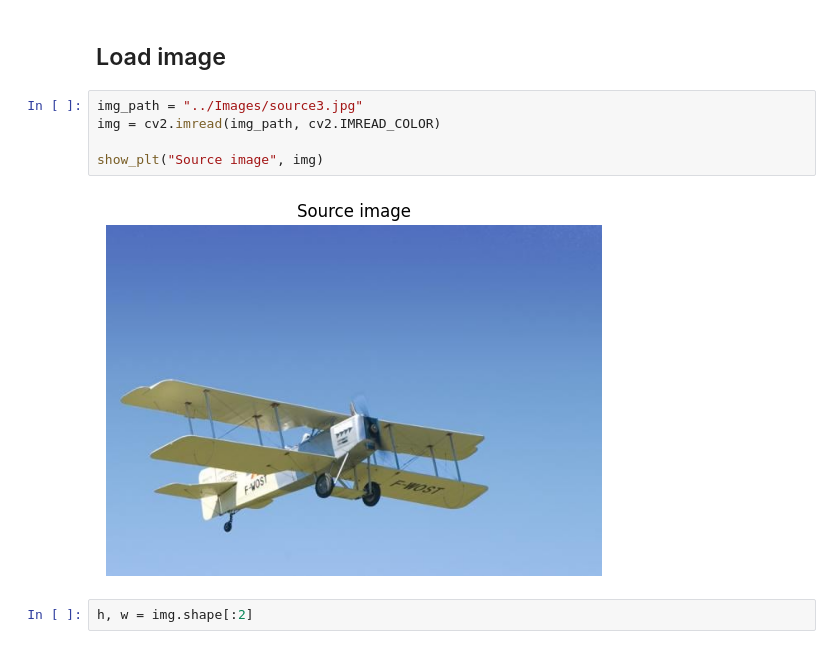
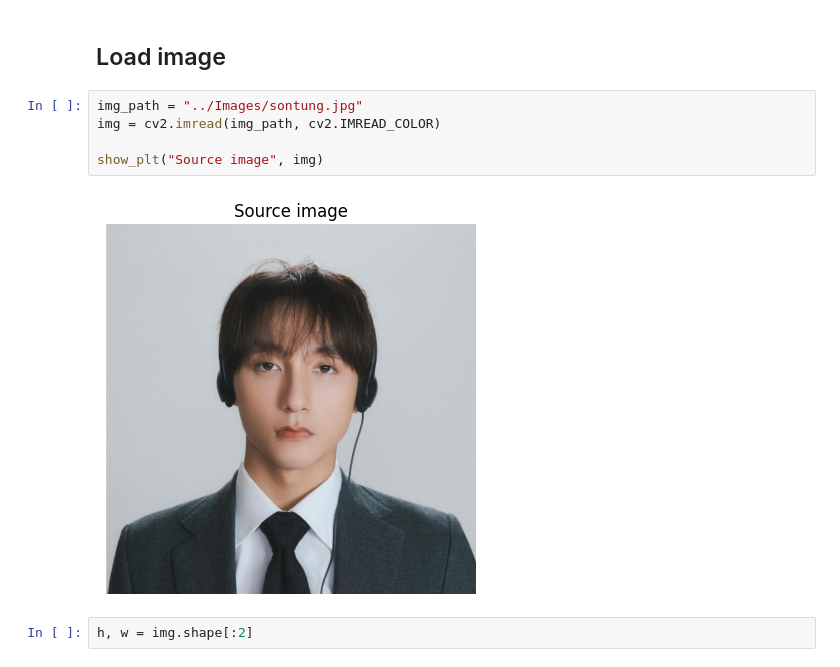
Before and after one commit to CaPPok/CV_Project_2, a Jupyter notebook: SourceCode/module2.ipynb, the cells around one changed output. Cells and saved outputs as stored; diff of their text form.

```diff
--- a/SourceCode/module2.ipynb
+++ b/SourceCode/module2.ipynb
@@ -19,12 +19,12 @@ def show_plt(tittle, img):
 # %% [markdown]
 ## Load image
 # %%
-img_path = "../Images/source3.jpg"
+img_path = "../Images/sontung.jpg"
 img = cv2.imread(img_path, cv2.IMREAD_COLOR)
 
 show_plt("Source image", img)
 # %% [output]
-[figure, old version]
+[figure, new version]
 # %%
 h, w = img.shape[:2]
 # %% [markdown]
```
Also changed, not shown: parts of 10 cells of this notebook.
